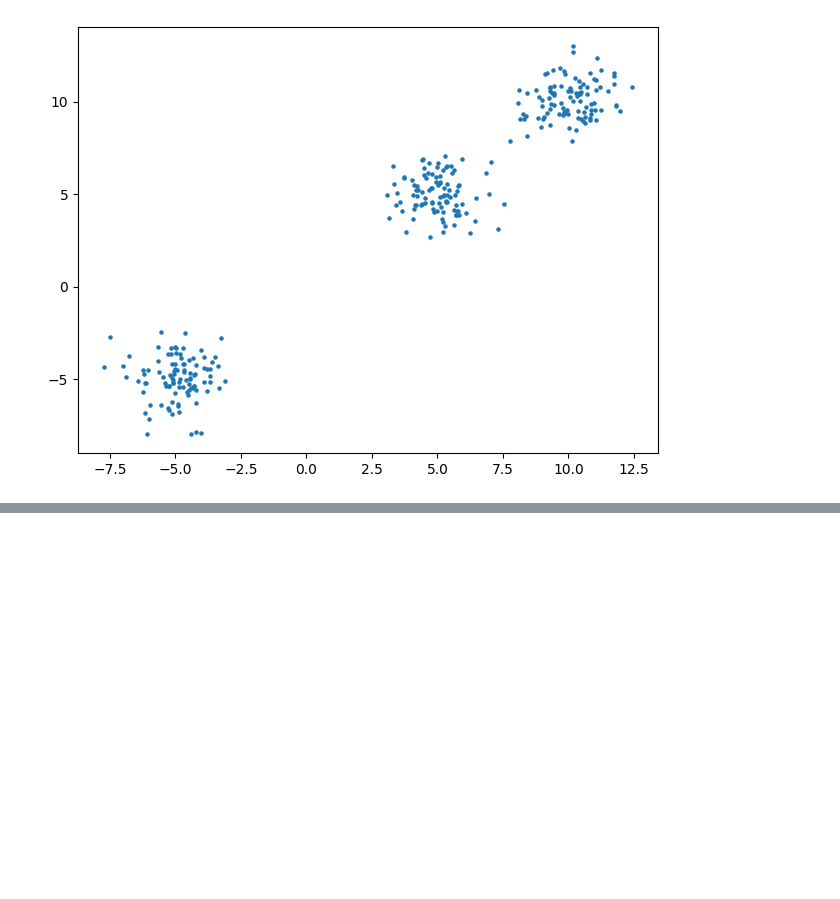
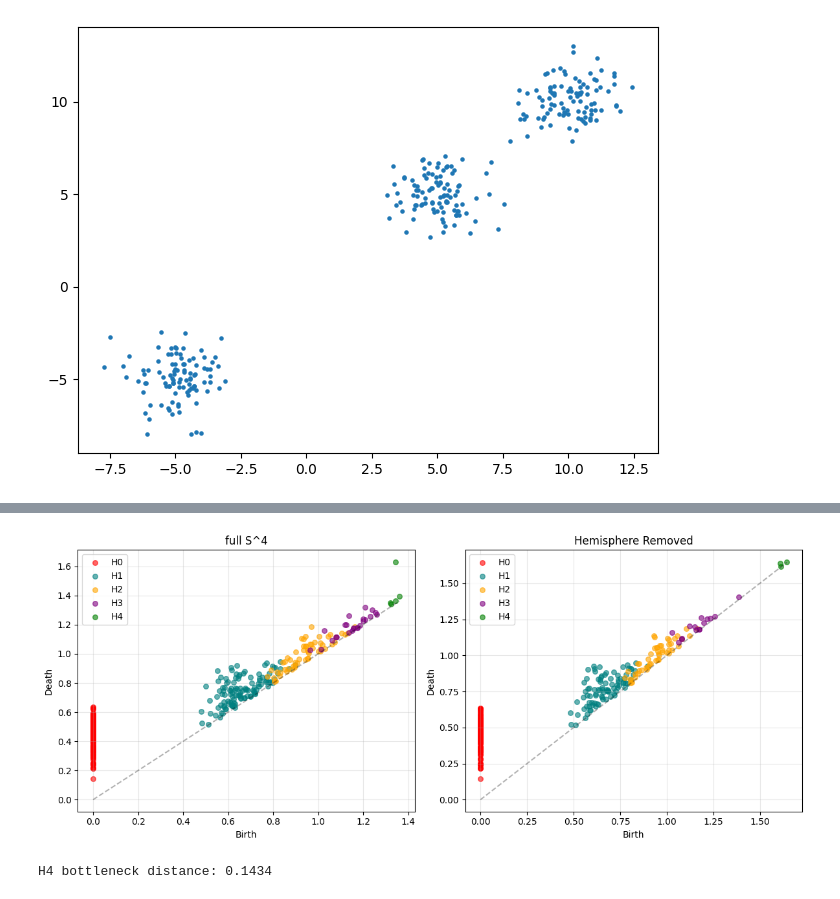
Before and after one commit to stevenpollack/weekend-tda, a Jupyter notebook: pilot.ipynb, the cells around one changed output, grey strips where cells are left out. Saved outputs shown, nothing was run; the diff lists cells and outputs as text; code cells hidden in the pictures; blank space fills up the shorter version.

```diff
--- a/pilot.ipynb
+++ b/pilot.ipynb
@@ -306,0 +181,51 @@ plot_diagram(diag_both[0]).show()
+# %%
+# Sample uniformly on the 4-sphere in R^5
+n = 150
+dimension = 5
+pts = np.random.randn(n, dimension)
+pts = pts / np.linalg.norm(pts, axis=1, keepdims=True)
+
+# Remove one "hemisphere" (e.g., points where first coordinate > 0.5)
+mask = pts[:, 0] < 0.5
+hemisphere_removed = pts[mask]
+
+dims = [x for x in range(dimension)]  # [0, 1, 2, 3, 4]
+
+vr_hd = VietorisRipsPersistence(homology_dimensions=dims)
+diag_full_s = vr_hd.fit_transform(pts[None, ...])
+diag_cut_s = vr_hd.fit_transform(hemisphere_removed[None, ...])
+# plot_diagram(diag_cut_s[0]).show()
+# plot_diagram(diag_full_s[0]).show()
+
+# Compare persistence diagrams
+fig, axes = plt.subplots(1, 2, figsize=(12, 5))
+
+colors = {0: "red", 1: "teal", 2: "orange", 3: "purple", 4: "green"}
+labels = {0: "H0", 1: "H1", 2: "H2", 3: "H3", 4: "H4"}
+
+for idx, (diag, title) in enumerate([(diag_full_s, f"full S^{dims[-1]}"), (diag_cut_s, 'Hemisphere Removed')]):
+    ax = axes[idx]
+    diag_flat = diag[0]
+    for dim in dims:
+        d = diag_flat[diag_flat[:, 2] == dim]
+        ax.scatter(d[:, 0], d[:, 1], c=colors[dim], s=30, alpha=0.6, label=labels[dim])
+    ax.plot([0, diag_flat[:, 0].max()], [0, diag_flat[:, 0].max()], 'k--', alpha=0.3)
+    ax.set_xlabel('Birth')
+    ax.set_ylabel('Death')
+    ax.set_title(title)
+    ax.legend()
+    ax.grid(True, alpha=0.3)
+
+plt.tight_layout()
+plt.show()
+
+
+# Extract just H2 features as (birth, death) pairs
+h2_full = diag_full_s[0][diag_full_s[0][:, 2] == dims[-1]][:, :2]
+h2_cut  = diag_cut_s[0][diag_cut_s[0][:, 2] == dims[-1]][:, :2]
+
+d = bottleneck(h2_full, h2_cut)
+print(f"H{dims[-1]} bottleneck distance: {d:.4f}")
+# %% [output]
+[figure, added]
+H4 bottleneck distance: 0.1434
```
Also changed, not shown: parts of 21 cells of this notebook, 3 other files.
